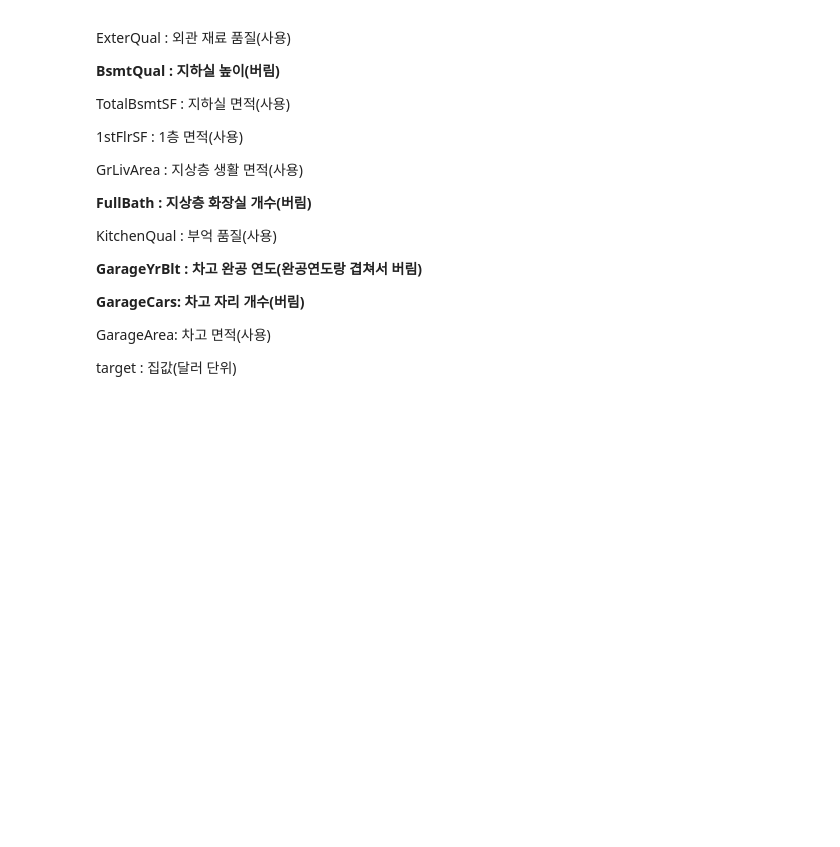
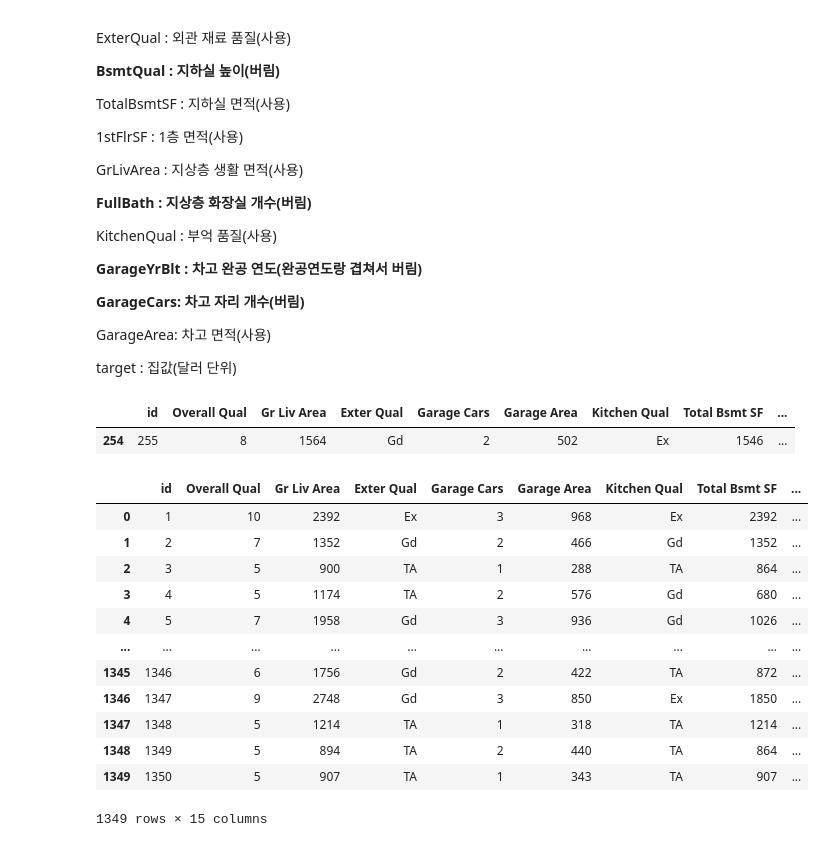
Before and after one commit to ggpp200/corap, a Jupyter notebook: house.ipynb, the cells around one changed output. Cells and saved outputs as stored; diff of their text form; code cells hidden in the pictures; blank space fills up the shorter version.

```diff
--- a/house.ipynb
+++ b/house.ipynb
@@ -569,3 +570,25 @@ KitchenQual : 부억 품질(사용)
 GarageArea: 차고 면적(사용)
 
 target : 집값(달러 단위)
+# %%
+train.loc['254':'254']
+# %% [output]
+|  | id | Overall Qual | Gr Liv Area | Exter Qual | Garage Cars | Garage Area | Kitchen Qual | Total Bsmt SF | ... |
+| 254 | 255 | 8 | 1564 | Gd | 2 | 502 | Ex | 1546 | ... |
+# %%
+new_data = train.drop(254, axis=0)
+new_data
+# %% [output]
+|  | id | Overall Qual | Gr Liv Area | Exter Qual | Garage Cars | Garage Area | Kitchen Qual | Total Bsmt SF | ... |
+| 0 | 1 | 10 | 2392 | Ex | 3 | 968 | Ex | 2392 | ... |
+| 1 | 2 | 7 | 1352 | Gd | 2 | 466 | Gd | 1352 | ... |
+| 2 | 3 | 5 | 900 | TA | 1 | 288 | TA | 864 | ... |
+| 3 | 4 | 5 | 1174 | TA | 2 | 576 | Gd | 680 | ... |
+| 4 | 5 | 7 | 1958 | Gd | 3 | 936 | Gd | 1026 | ... |
+| ... | ... | ... | ... | ... | ... | ... | ... | ... | ... |
+| 1345 | 1346 | 6 | 1756 | Gd | 2 | 422 | TA | 872 | ... |
+| 1346 | 1347 | 9 | 2748 | Gd | 3 | 850 | Ex | 1850 | ... |
+| 1347 | 1348 | 5 | 1214 | TA | 1 | 318 | TA | 1214 | ... |
+| 1348 | 1349 | 5 | 894 | TA | 2 | 440 | TA | 864 | ... |
+| 1349 | 1350 | 5 | 907 | TA | 1 | 343 | TA | 907 | ... |
+1349 rows × 15 columns
```
Also changed, not shown: parts of 4 cells of this notebook.
